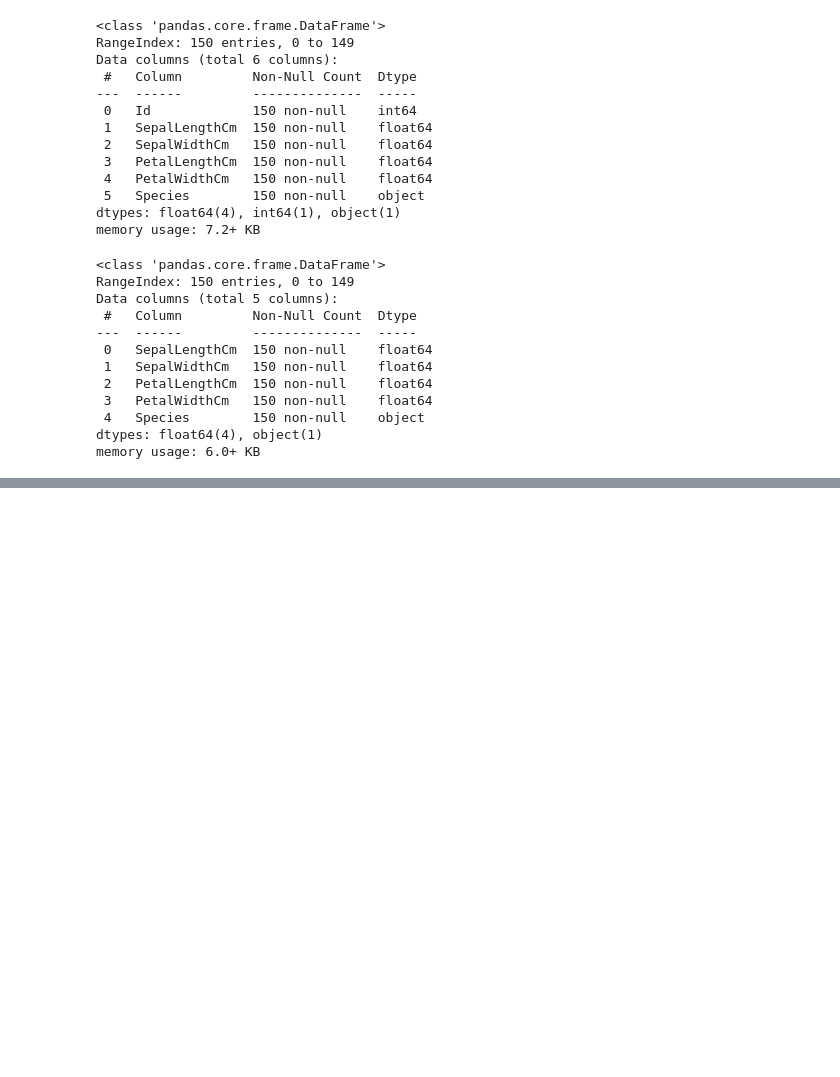
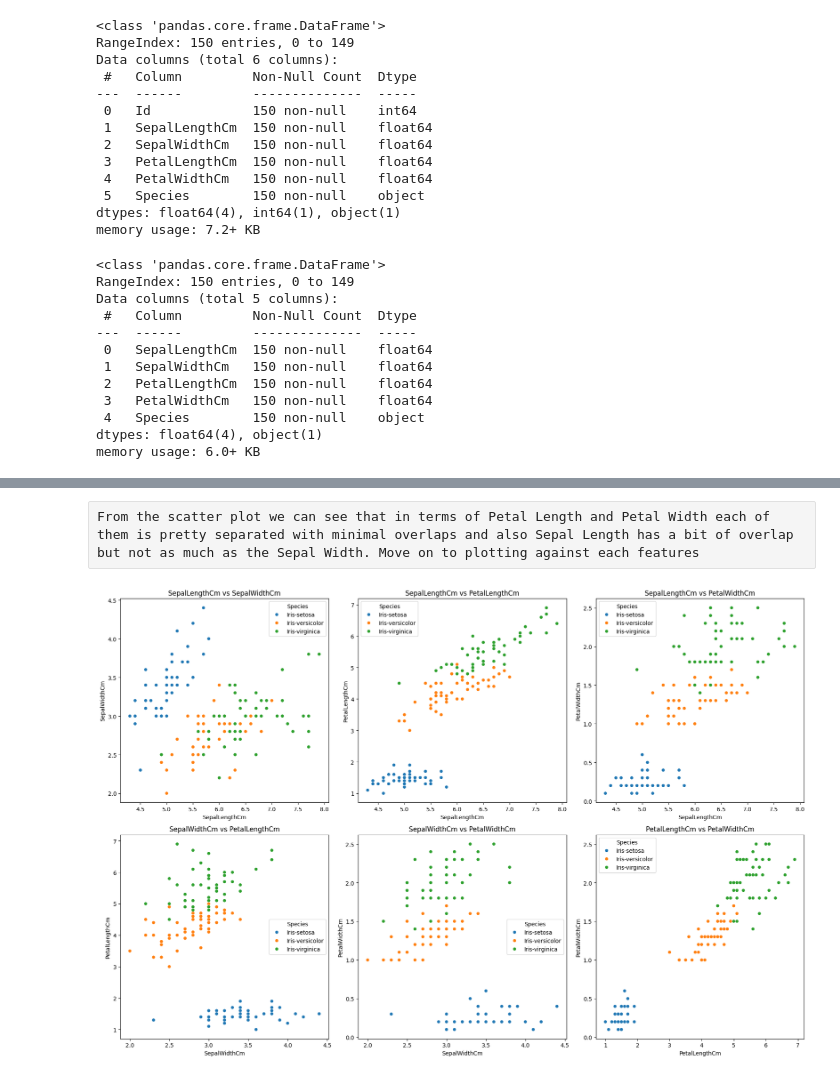
Before and after one commit to Hansil-Chapadiya/DataScience_MachineLearning, a Jupyter notebook: DSAndML/Jupyternotebook/IrisAnalysis.ipynb, the cells around one changed output, grey strips where cells are left out. Cells and saved outputs as stored; diff of their text form; code cells hidden in the pictures; blank space fills up the shorter version.

```diff
--- a/DSAndML/Jupyternotebook/IrisAnalysis.ipynb
+++ b/DSAndML/Jupyternotebook/IrisAnalysis.ipynb
@@ -67,0 +146,45 @@ memory usage: 6.0+ KB
+# %% [raw]
+From the scatter plot we can see that in terms of Petal Length and Petal Width each of them is pretty separated with minimal overlaps and also Sepal Length has a bit of overlap but not as much as the Sepal Width. Move on to plotting against each features
+# %%
+# Get the list of feature columns, excluding the target column ('Species')
+# `df.columns[:-1]` selects all columns except the last one ('Species').
+columns = df.columns[:-1]
+
+# Count the number of feature columns
+num_cols = len(columns)
+
+# Create a grid of subplots
+# `plt.subplots(2, 3)` creates a grid with 2 rows and 3 columns (total 6 subplots).
+# `figsize=(18, 12)` sets the overall size of the figure (18 inches wide and 12 inches tall).
+fig, axes = plt.subplots(2, 3, figsize=(18, 12))
+
+# Initialize a variable to track the current subplot index
+plot_num = 0
+
+# Loop through all pairs of feature columns without repetition
+# `range(num_cols)` loops through all feature columns.
+# For each feature column `i`, `range(i+1, num_cols)` loops through the remaining feature columns.
+for i in range(num_cols):
+    for j in range(i + 1, num_cols):
+        # Create a scatter plot for the current pair of features
+        # `ax=axes[plot_num // 3, plot_num % 3]` selects the current subplot using row and column indices.
+        # `data=df`: Uses the dataframe `df` as the data source.
+        # `x=columns[i]` and `y=columns[j]`: Plot the ith and jth feature columns on the x and y axes, respectively.
+        # `hue='Species'`: Colors the points based on the 'Species' column.
+        sns.scatterplot(ax=axes[plot_num // 3, plot_num % 3], data=df, x=columns[i], y=columns[j], hue='Species')
+
+        # Set the title for the current subplot
+        # The title indicates which feature pair is being plotted.
+        axes[plot_num // 3, plot_num % 3].set_title(f'{columns[i]} vs {columns[j]}')
+
+        # Move to the next subplot
+        plot_num += 1
+
+# Adjust the layout to prevent overlapping of subplots, titles, or labels
+# `plt.tight_layout` ensures proper spacing between subplots.
+plt.tight_layout()
+
+# Display the figure with all subplots
+plt.show()
+# %% [output]
+[figure, added]
```
Also changed, not shown: parts of 5 cells of this notebook.
